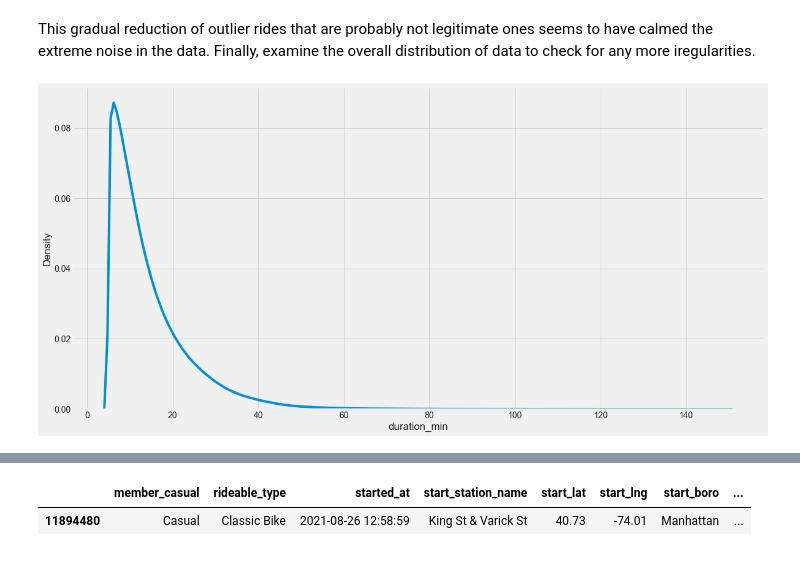
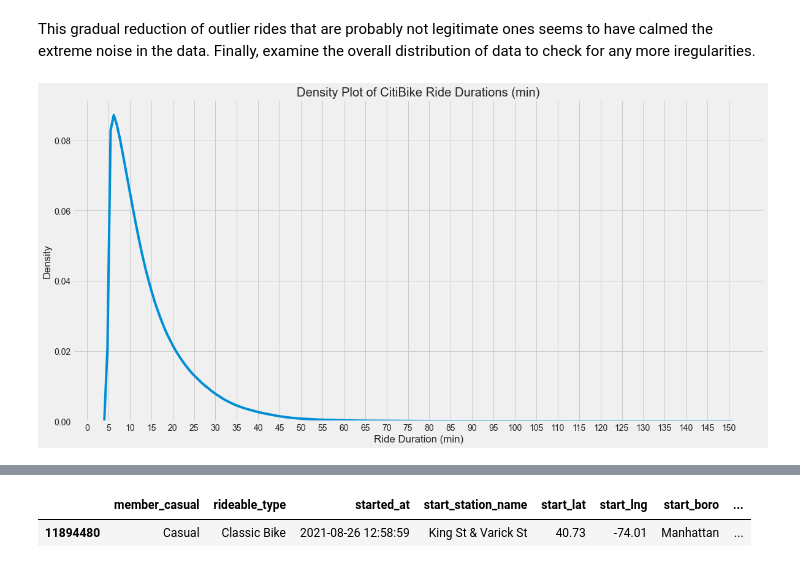
Before and after one commit to jchatterjee/nycdsa_capstone, a Jupyter notebook: ML_Q4_Data_Cleaning.ipynb, the cells around one changed output, grey strips where cells are left out. Cells and saved outputs as stored; diff of their text form; code cells hidden in the pictures.

```diff
--- a/ML_Q4_Data_Cleaning.ipynb
+++ b/ML_Q4_Data_Cleaning.ipynb
@@ -391,10 +391,13 @@ This gradual reduction of outlier rides that are probably not legitimate ones se
 # %%
 # Distribution of ride durations (min)
 plt.figure(figsize=(18,9))
-sns.kdeplot(CB_Data.duration_min)
+g = sns.kdeplot(CB_Data.duration_min)
+plt.title('Density Plot of CitiBike Ride Durations (min)')
+g.set_xticks(list(range(0,155,5)))
+plt.xlabel('Ride Duration (min)')
 plt.show()
 # %% [output]
-[figure, old version]
+[figure, new version]
 # %%
 # Distribution of ride distances (mi)
 plt.figure(figsize=(18,9))
```
Also changed, not shown: parts of 2 cells of this notebook.
